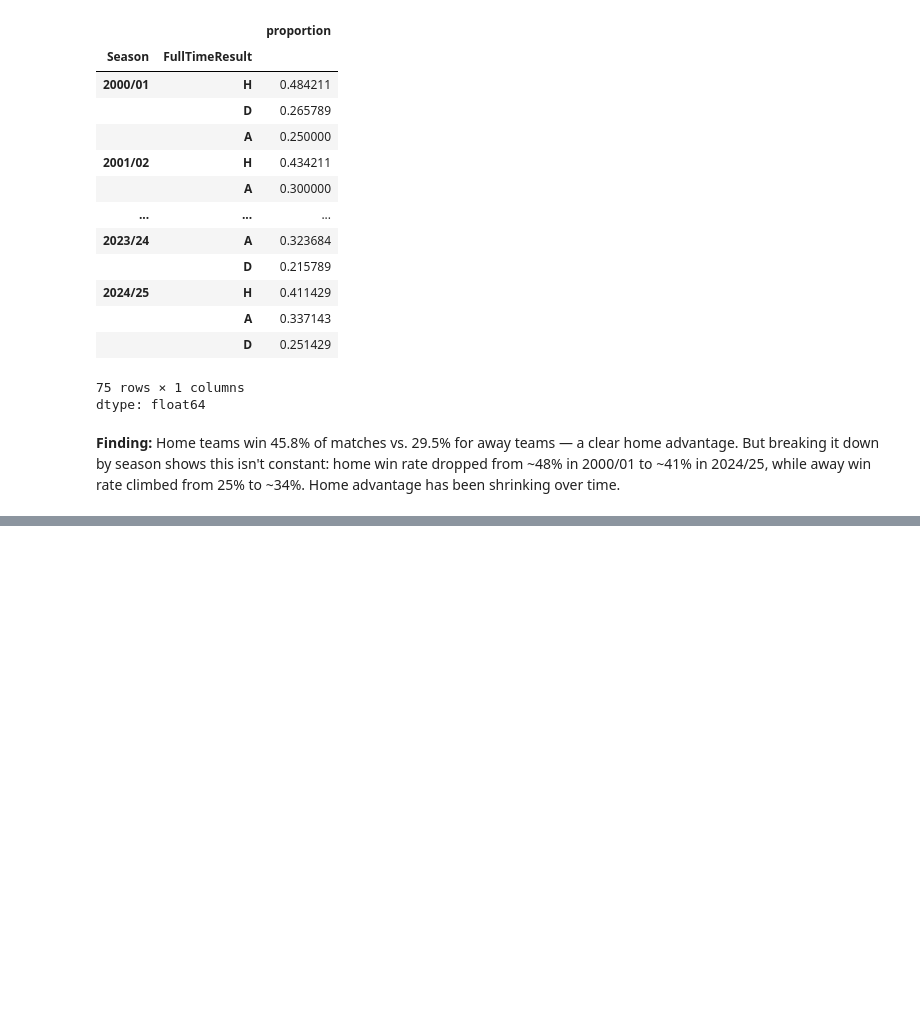
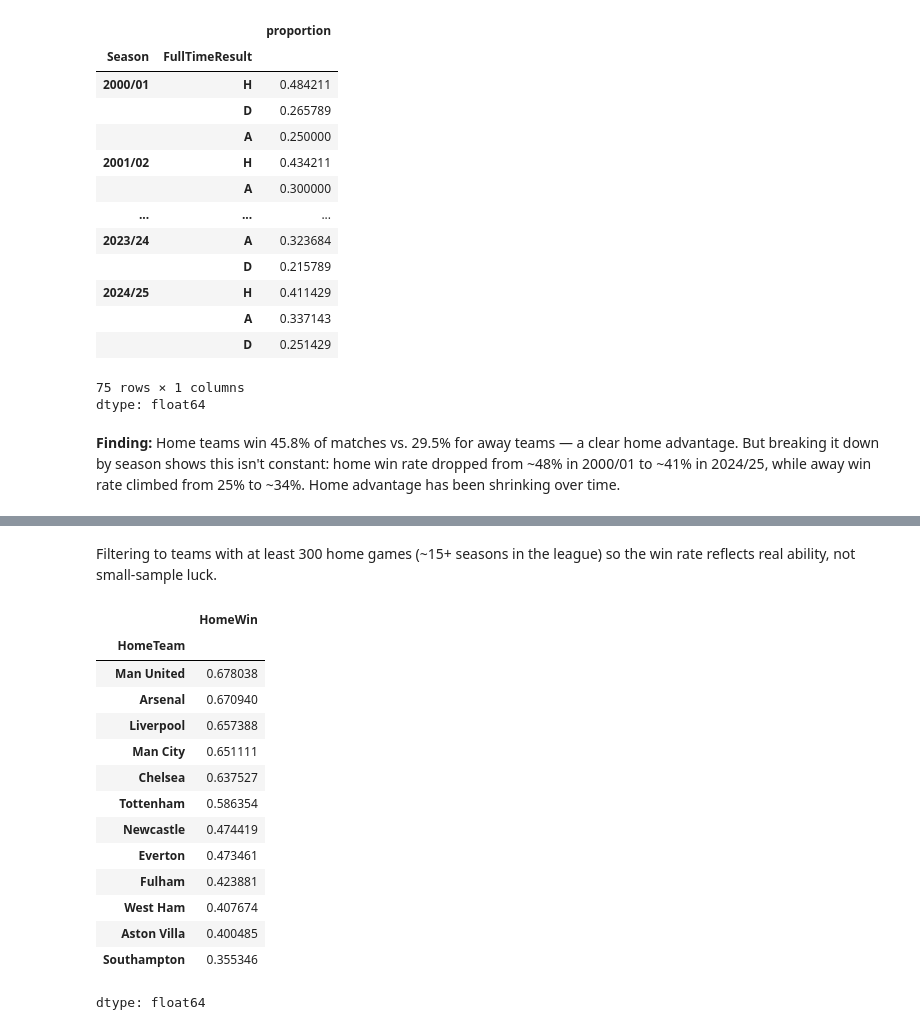
Before and after one commit to azizdaim/epl-data-analysis, a Jupyter notebook: epl_eda.ipynb, the cells around one changed output, grey strips where cells are left out. Cells and saved outputs as stored; diff of their text form; code cells hidden in the pictures; blank space fills up the shorter version.

```diff
--- a/epl_eda.ipynb
+++ b/epl_eda.ipynb
@@ -79,0 +107,3 @@ advantage has been shrinking over time.
+# %%
+games_played = df.groupby('HomeTeam')['HomeWin'].count().sort_values()
+games_played.head(10)
@@ -79,0 +124,23 @@ advantage has been shrinking over time.
+# %% [markdown]
+Filtering to teams with at least 300 home games (~15+ seasons in
+the league) so the win rate reflects real ability, not small-sample luck.
+# %%
+qualified_teams = games_played[games_played >= 300].index
+filtered_win_rate = home_win_rate[home_win_rate.index.isin(qualified_teams)]
+filtered_win_rate
+# %% [output]
+|  | HomeWin |
+| HomeTeam |  |
+| Man United | 0.678038 |
+| Arsenal | 0.670940 |
+| Liverpool | 0.657388 |
+| Man City | 0.651111 |
+| Chelsea | 0.637527 |
+| Tottenham | 0.586354 |
+| Newcastle | 0.474419 |
+| Everton | 0.473461 |
+| Fulham | 0.423881 |
+| West Ham | 0.407674 |
+| Aston Villa | 0.400485 |
+| Southampton | 0.355346 |
+dtype: float64
```
Also changed, not shown: parts of 6 cells of this notebook.
